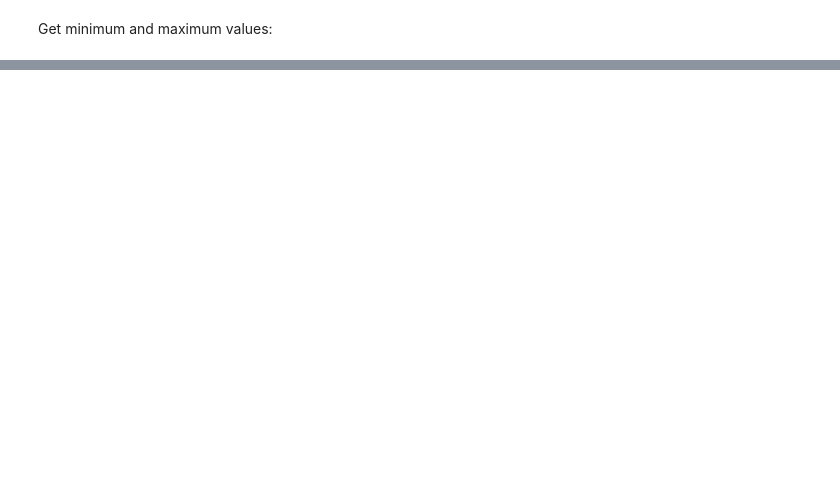
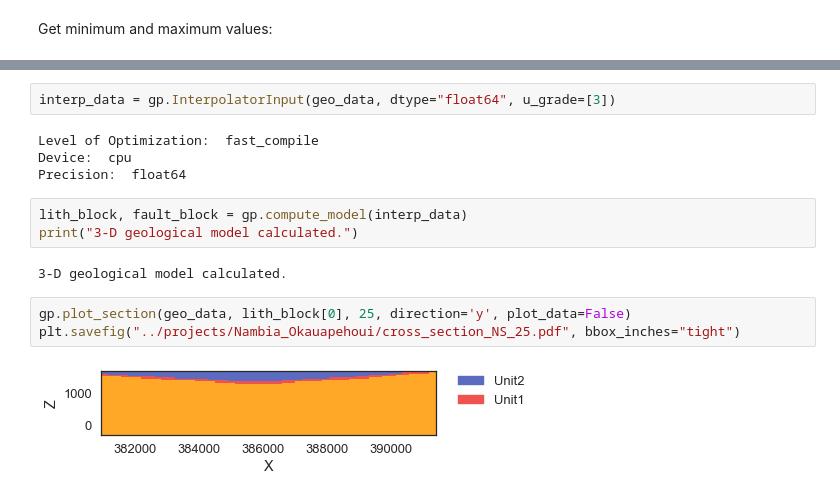
Before and after one commit to cgre-aachen/remote-geomod, a Jupyter notebook: notebooks/Namibia_Okarapehoui.ipynb, the cells around one changed output, grey strips where cells are left out. Cells and saved outputs as stored; diff of their text form; blank space fills up the shorter version.

```diff
--- a/notebooks/Namibia_Okarapehoui.ipynb
+++ b/notebooks/Namibia_Okarapehoui.ipynb
@@ -57,0 +216,16 @@ print(extent.point_sets[0].max)
+# %%
+interp_data = gp.InterpolatorInput(geo_data, dtype="float64", u_grade=[3])
+# %% [output]
+Level of Optimization:  fast_compile
+Device:  cpu
+Precision:  float64
+# %%
+lith_block, fault_block = gp.compute_model(interp_data)
+print("3-D geological model calculated.")
+# %% [output]
+3-D geological model calculated.
+# %%
+gp.plot_section(geo_data, lith_block[0], 25, direction='y', plot_data=False)
+plt.savefig("../projects/Nambia_Okauapehoui/cross_section_NS_25.pdf", bbox_inches="tight")
+# %% [output]
+[figure, added]
```
Also changed, not shown: parts of 42 cells of this notebook, 7 other files.
